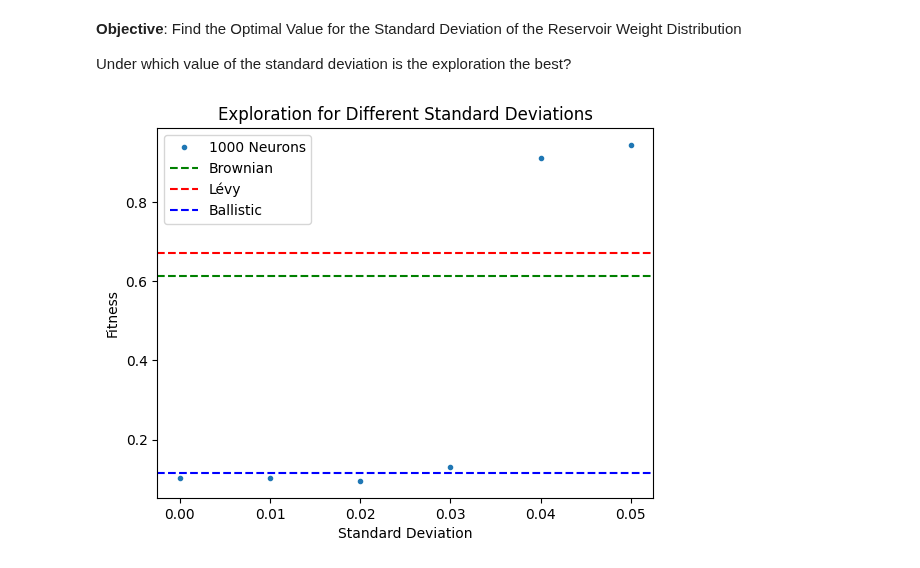
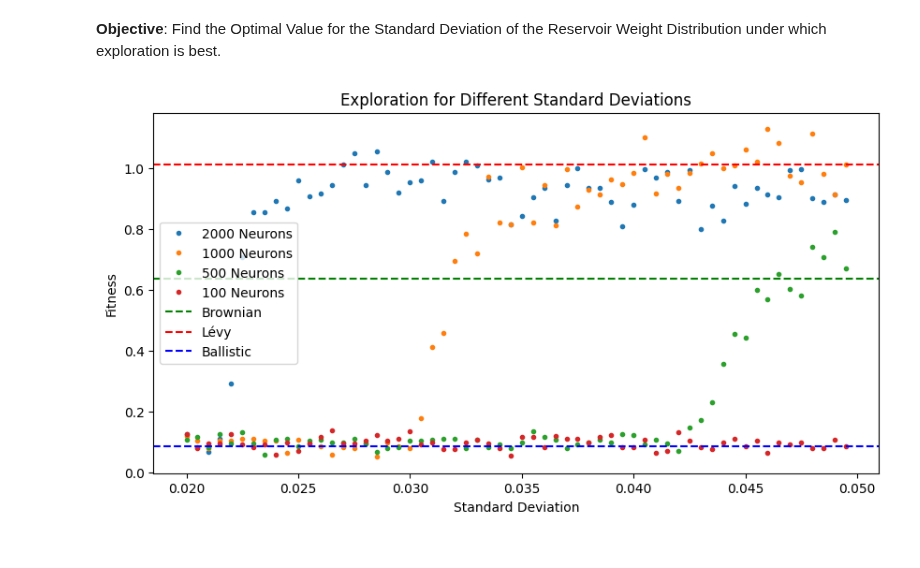
Before and after one commit to winlew/levy-agent-simulation, a Jupyter notebook: studies/weight_parameters.ipynb, the cells around one changed output. Cells and saved outputs as stored; diff of their text form; code cells hidden in the pictures.

Commit message:
weight parameterization study update

```diff
--- a/studies/weight_parameters.ipynb
+++ b/studies/weight_parameters.ipynb
@@ -1,44 +1,33 @@
 # %% [markdown]
-**Objective**: Find the Optimal Value for the Standard Deviation of the Reservoir Weight Distribution
-
-Under which value of the standard deviation is the exploration the best?
+**Objective**: Find the Optimal Value for the Standard Deviation of the Reservoir Weight Distribution under which exploration is best.
 # %%
 import os
 os.chdir(os.path.join(os.getcwd(), "../code"))
 import numpy as np
-from config import Params
+from parameters import Params
 from simulation import Simulation
 from tqdm import tqdm
 from agent import ReservoirAgent
 
-folder = 'trash'
+folder = 'standard_deviation_study'
 params = Params.from_json('parameters.json')
 
 if params.agent != ReservoirAgent:
     raise ValueError("This script is designed for reservoir agents only.")
 
-std_range = list(np.arange(0.01, 0.06, 0.005))
-fitness_reservoir_1000 = []
-fitness_reservoir_100 = []
-fitness_reservoir_10 = []
+std_range = list(np.arange(0.02, 0.05, 0.0005))
+reservoir_sizes = [2000, 1000, 500, 100]
 
-for std in tqdm(std_range, position=0):
-    params.standard_deviation = std
-    sim = Simulation(params, params.agent)
-    fitness_reservoir_1000.append(np.mean(sim.run(folder)))
+data = []
 
-# import multiprocessing as mp
+for size in reservoir_sizes:
+    params.num_neurons = size
+    fitness_values = []
 
-# def run_simulation(std, params, folder):
-#     params.standard_deviation = std
-#     sim = Simulation(params, params.agent)
-#     return np.mean(sim.run(folder))
+    for std in tqdm(std_range, position=0):
+        params.standard_deviation = std
+        sim = Simulation(params, params.agent)
+        fitness_values.append(np.mean(sim.run(folder), axis=(0,1)))
 
-# std_range = list(np.arange(0.01, 0.05, 0.001))
-
-# # Prepare arguments as a list of tuples for starmap
-# args = [(std, params, folder) for std in std_range]
-
-# with mp.Pool(processes=2) as pool:
-#     fitness_values = pool.starmap(run_simulation, args)
+    data.append(fitness_values)
 # %%
@@ -68,14 +63,19 @@ fitness_ballistic = np.mean(fitnesses)
 # %%
 import matplotlib.pyplot as plt
 
-plt.plot(std_range, fitness_reservoir_1000, '.', label='1000 Neurons')
+plt.figure(figsize=(10, 5))
+window = 10
+
+for i in range(len(data)):
+    plt.plot(std_range, data[i], '.', label=f'{reservoir_sizes[i]} Neurons')
+
 plt.axhline(y=fitness_brownian, color='g', linestyle='--', label='Brownian')
 plt.axhline(y=fitness_levy, color='r', linestyle='--', label='Lévy')
 plt.axhline(y=fitness_ballistic, color='b', linestyle='--', label='Ballistic')
 plt.legend()
 plt.xlabel('Standard Deviation')
 plt.ylabel('Fitness')
 plt.title('Exploration for Different Standard Deviations')
 plt.show()
 # %% [output]
-[figure, old version]
+[figure, new version]
```
Also changed, not shown: parts of 1 cell of this notebook.
